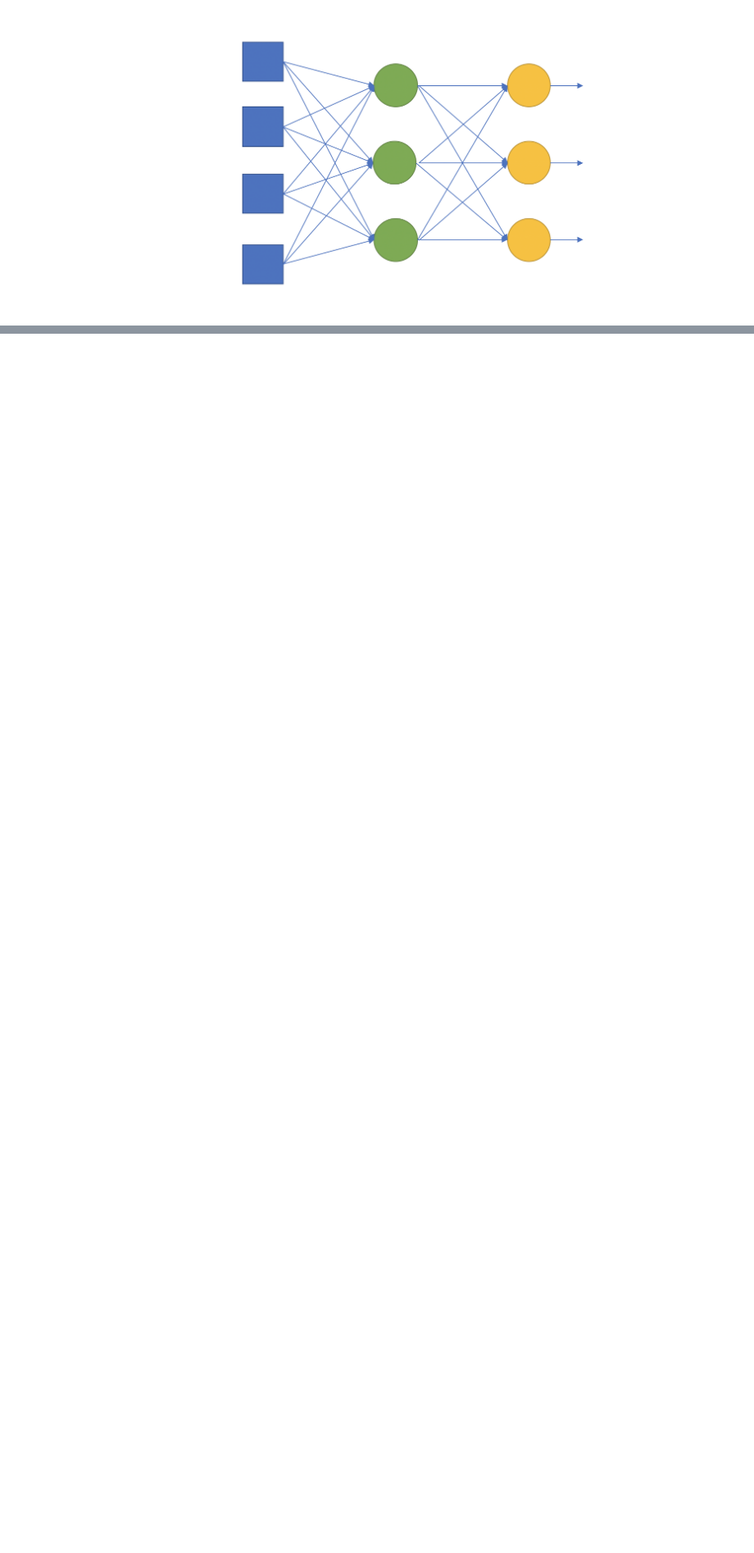
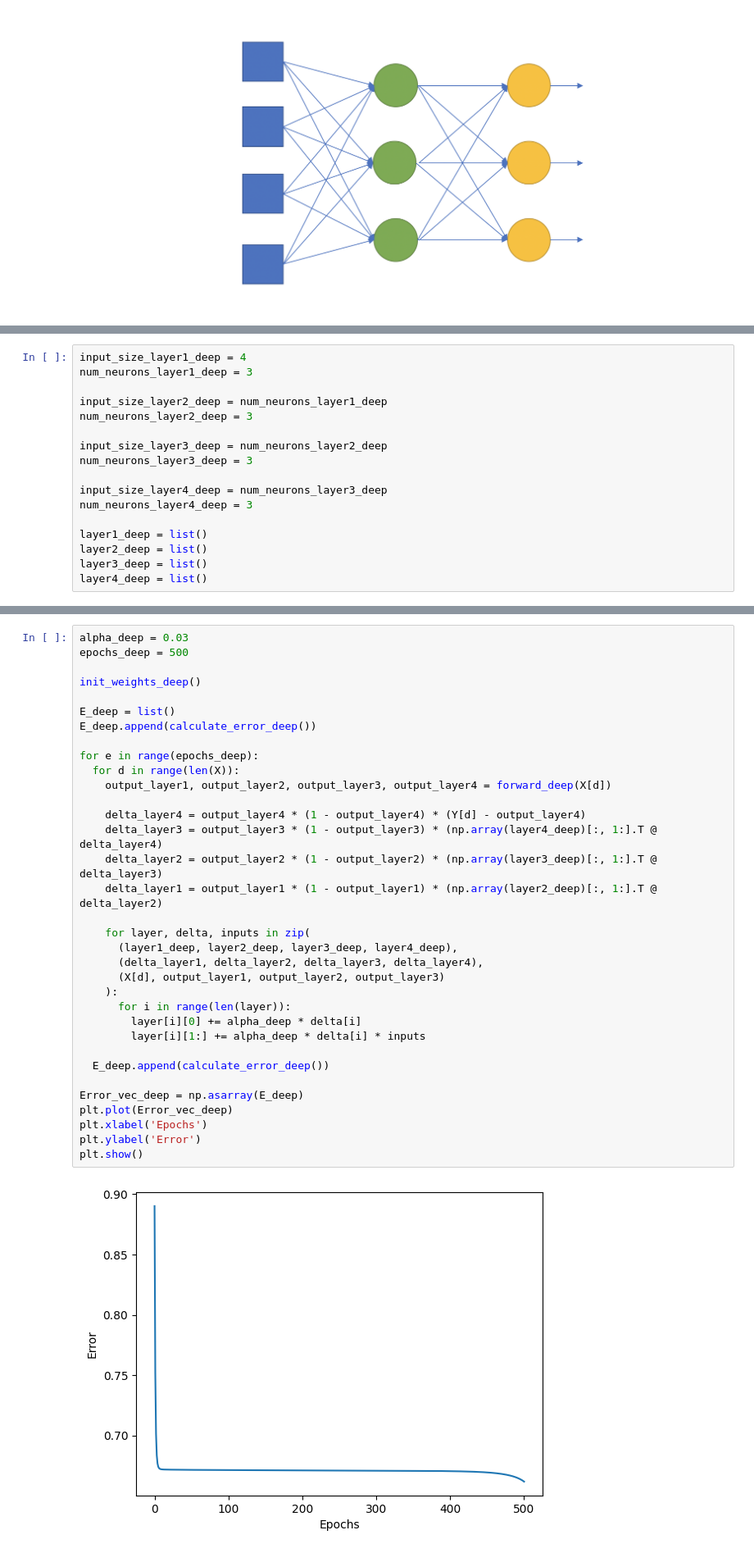
Before and after one commit to luisLFKV/IA-2026, a Jupyter notebook: 05-Perceptron multicapa/Ejercicio01/04_Multilayer_perceptron.ipynb, the cells around one changed output, grey strips where cells are left out. Shown at 82% size. Drawn from its saved outputs; the diff is of its cells as text; blank space fills up the shorter version.

```diff
--- a/05-Perceptron multicapa/Ejercicio01/04_Multilayer_perceptron.ipynb
+++ b/05-Perceptron multicapa/Ejercicio01/04_Multilayer_perceptron.ipynb
@@ -204,0 +149,17 @@ plt.show()
+# %%
+input_size_layer1_deep = 4
+num_neurons_layer1_deep = 3
+
+input_size_layer2_deep = num_neurons_layer1_deep
+num_neurons_layer2_deep = 3
+
+input_size_layer3_deep = num_neurons_layer2_deep
+num_neurons_layer3_deep = 3
+
+input_size_layer4_deep = num_neurons_layer3_deep
+num_neurons_layer4_deep = 3
+
+layer1_deep = list()
+layer2_deep = list()
+layer3_deep = list()
+layer4_deep = list()
@@ -204,0 +197,36 @@ plt.show()
+# %%
+alpha_deep = 0.03
+epochs_deep = 500
+
+init_weights_deep()
+
+E_deep = list()
+E_deep.append(calculate_error_deep())
+
+for e in range(epochs_deep):
+  for d in range(len(X)):
+    output_layer1, output_layer2, output_layer3, output_layer4 = forward_deep(X[d])
+
+    delta_layer4 = output_layer4 * (1 - output_layer4) * (Y[d] - output_layer4)
+    delta_layer3 = output_layer3 * (1 - output_layer3) * (np.array(layer4_deep)[:, 1:].T @ delta_layer4)
+    delta_layer2 = output_layer2 * (1 - output_layer2) * (np.array(layer3_deep)[:, 1:].T @ delta_layer3)
+    delta_layer1 = output_layer1 * (1 - output_layer1) * (np.array(layer2_deep)[:, 1:].T @ delta_layer2)
+
+    for layer, delta, inputs in zip(
+      (layer1_deep, layer2_deep, layer3_deep, layer4_deep),
+      (delta_layer1, delta_layer2, delta_layer3, delta_layer4),
+      (X[d], output_layer1, output_layer2, output_layer3)
+    ):
+      for i in range(len(layer)):
+        layer[i][0] += alpha_deep * delta[i]
+        layer[i][1:] += alpha_deep * delta[i] * inputs
+
+  E_deep.append(calculate_error_deep())
+
+Error_vec_deep = np.asarray(E_deep)
+plt.plot(Error_vec_deep)
+plt.xlabel('Epochs')
+plt.ylabel('Error')
+plt.show()
+# %% [output]
+[figure, added]
```
Also changed, not shown: parts of 6 cells of this notebook, 2 other files.
